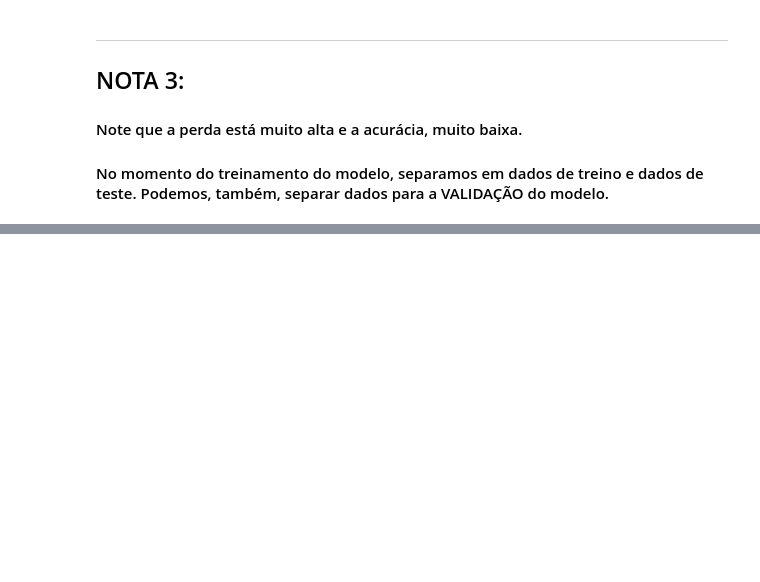
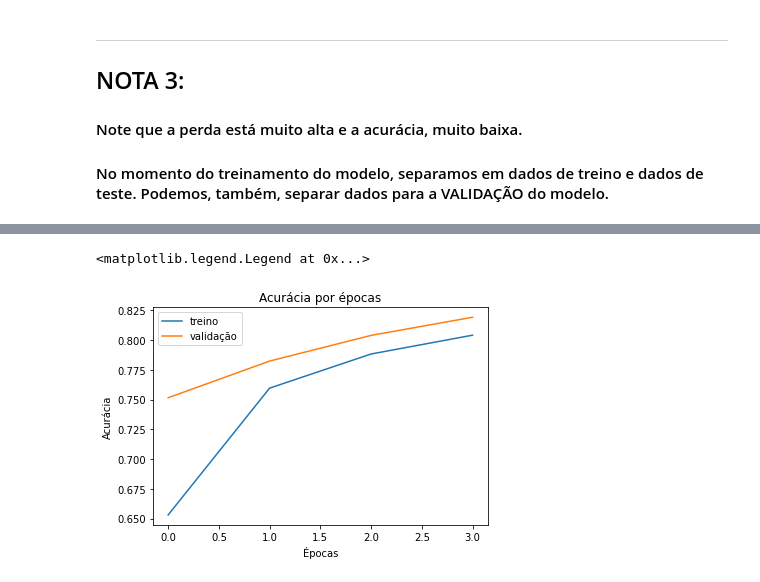
Before and after one commit to silsantos/Image_Classification_Python, a Jupyter notebook: 1_reconhecimento_imagens_keras.ipynb, the cells around one changed output, grey strips where cells are left out. Cells and saved outputs as stored; diff of their text form; code cells hidden in the pictures; blank space fills up the shorter version.

Commit message:
Finalizando o modelo

```diff
--- a/1_reconhecimento_imagens_keras.ipynb
+++ b/1_reconhecimento_imagens_keras.ipynb
@@ -104,6 +104,7 @@ imagens_treino = imagens_treino/float(255)  # Ver NOTA 1 (normalização)
 modelo = keras.Sequential([
     keras.layers.Flatten(input_shape = (28,28)),   # entrada
     keras.layers.Dense(256, activation = tensorflow.nn.relu),        # processamento
+    keras.layers.Dropout(0.2),                                       # Ver NOTA 4 (inserir essa camada somente se necessário)
     #keras.layers.Dense(128, activation = tensorflow.nn.relu),       # Camada intermediária. Ver NOTA 2.
     #keras.layers.Dense(64, activation = tensorflow.nn.relu),        # Camada intermediária 2. Não deu certo, a perda (loss) aumentou.
     keras.layers.Dense(10, activation = tensorflow.nn.softmax)       # saída
@@ -129,5 +130,6 @@ modelo.compile(optimizer = 'adam', loss = 'sparse_categorical_crossentropy', met
 # %%
 # Treinamento do modelo:
 
-modelo.fit(imagens_treino, id_treino, epochs = 5, validation_split = 0.2)
+historico = modelo.fit(imagens_treino, id_treino, epochs = 4, validation_split = 0.2)
+historico
 # %% [output]
@@ -222,0 +252,12 @@ print(perda_teste, acuracia_teste)
+# %%
+# Plotando um gráfico das acurácias (acurácia de treino e acurácia de validação):
+
+plt.plot(historico.history['accuracy'])
+plt.plot(historico.history['val_accuracy'])
+plt.title('Acurácia por épocas')
+plt.xlabel('Épocas')
+plt.ylabel('Acurácia')
+plt.legend(['treino', 'validação'])
+# %% [output]
+<matplotlib.legend.Legend at 0x...>
+[figure, added]
```
Also changed, not shown: parts of 11 cells of this notebook, 3 other files.
